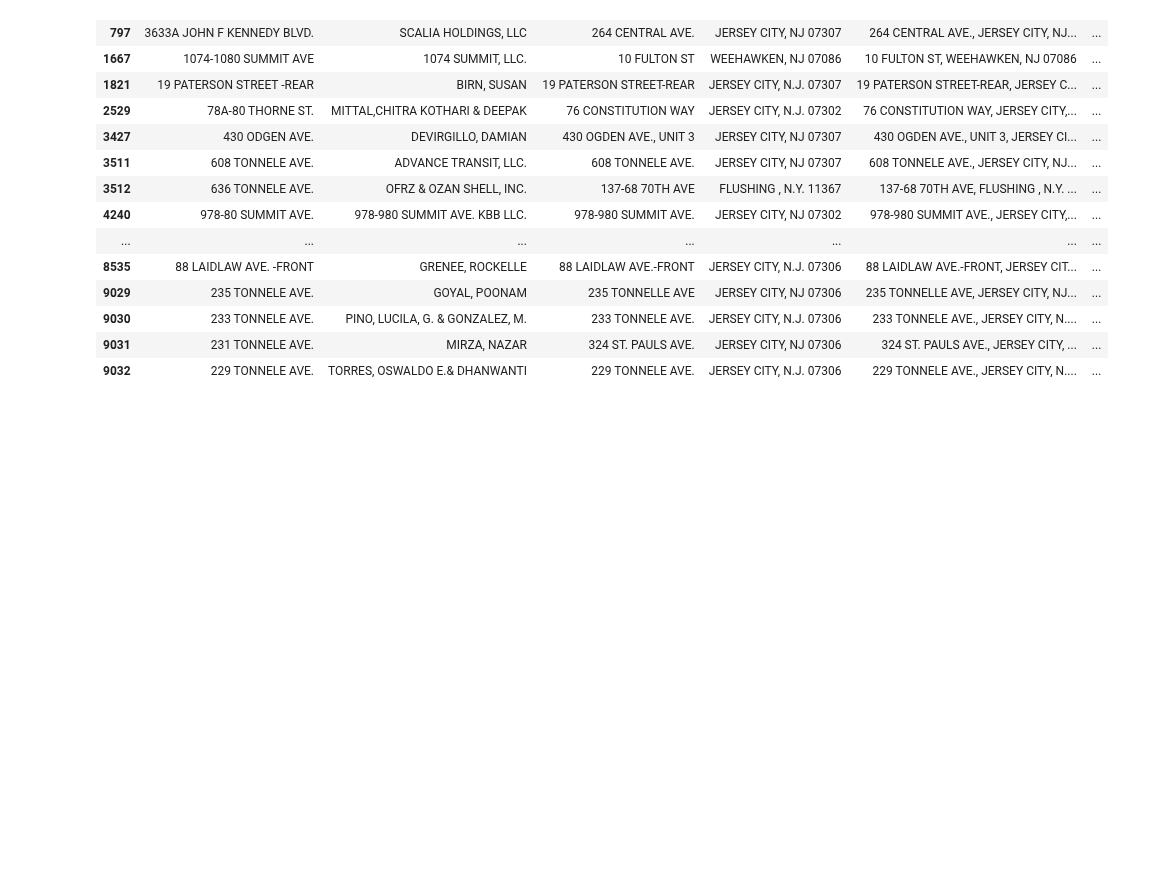
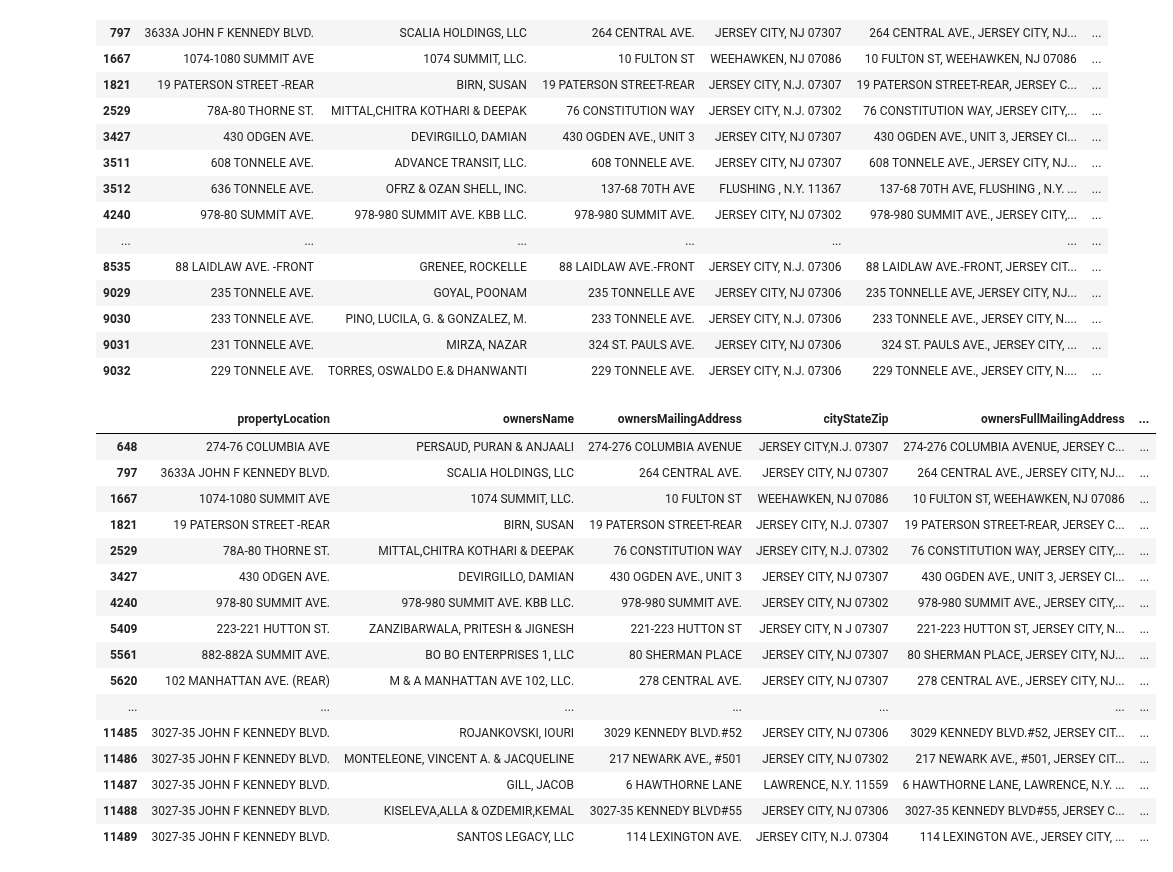
Before and after one commit to kylemichaelreaves/landlord_data, a Jupyter notebook: JC_residential.ipynb, the cells around one changed output. Cells and saved outputs as stored; diff of their text form; code cells hidden in the pictures; blank space fills up the shorter version.

Commit message:
236 geocode errors remaining for JC data

```diff
--- a/JC_residential.ipynb
+++ b/JC_residential.ipynb
@@ -18,3 +52,5 @@ df = pd.read_pickle('JC_residential.pkl')
+# %%
+df.dropna(axis=0, subset=['gCode'], inplace=True)
 # %%
 df
 # %% [output]
@@ -176,3 +192,13 @@ errors_df.propertyLocation = errors_df.propertyLocation.str.replace('SEVENTH', '
 errors_df.propertyLocation = errors_df.propertyLocation.str.replace('EIGHTH', '8th')
 errors_df.propertyLocation = errors_df.propertyLocation.str.replace('NINETH', '9th')
 errors_df.propertyLocation = errors_df.propertyLocation.str.replace('TENTH', '10th')
+# %%
+errors_df.propertyLocation = errors_df.propertyLocation.str.replace('NINTH', '9th')
+errors_df.propertyLocation = errors_df.propertyLocation.str.replace('FIFTEENTH', '15th')
+errors_df.propertyLocation = errors_df.propertyLocation.str.replace('SIXTEENTH', '16th')
+errors_df.propertyLocation = errors_df.propertyLocation.str.replace('MC DOUGALL', 'MCDOUGALL')
+# %%
+errors_df.propertyLocation = errors_df.propertyLocation.str.replace('CARPENTIER', 'CARPENTER')
+errors_df.propertyLocation = errors_df.propertyLocation.str.replace('FOX HOUND', 'FOXHOUND')
+errors_df.propertyLocation = errors_df.propertyLocation.str.replace('SIEDLER', 'SEIDLER')
+errors_df.propertyLocation = errors_df.propertyLocation.str.replace('LIENAU', 'LINEAU')
@@ -182,3 +235,23 @@ errors_df.propertyFullAddress = errors_df.propertyLocation + ', Jersey City, NJ'
 errors_df['gCode'] = errors_df.propertyFullAddress.apply(geolocator.geocode)
 # %%
 geocode_errors = [i for i,e in enumerate(errors_df.gCode) if e == None]
+# %%
+errors_df.iloc[geocode_errors].head(50)
+# %% [output]
+|  | propertyLocation | ownersName | ownersMailingAddress | cityStateZip | ownersFullMailingAddress | ... |
+| 648 | 274-76 COLUMBIA AVE | PERSAUD, PURAN & ANJAALI | 274-276 COLUMBIA AVENUE | JERSEY CITY,N.J. 07307 | 274-276 COLUMBIA AVENUE, JERSEY C... | ... |
+| 797 | 3633A JOHN F KENNEDY BLVD. | SCALIA HOLDINGS, LLC | 264 CENTRAL AVE. | JERSEY CITY, NJ 07307 | 264 CENTRAL AVE., JERSEY CITY, NJ... | ... |
+| 1667 | 1074-1080 SUMMIT AVE | 1074 SUMMIT, LLC. | 10 FULTON ST | WEEHAWKEN, NJ 07086 | 10 FULTON ST, WEEHAWKEN, NJ 07086 | ... |
+| 1821 | 19 PATERSON STREET -REAR | BIRN, SUSAN | 19 PATERSON STREET-REAR | JERSEY CITY, N.J. 07307 | 19 PATERSON STREET-REAR, JERSEY C... | ... |
+| 2529 | 78A-80 THORNE ST. | MITTAL,CHITRA KOTHARI & DEEPAK | 76 CONSTITUTION WAY | JERSEY CITY, N.J. 07302 | 76 CONSTITUTION WAY, JERSEY CITY,... | ... |
+| 3427 | 430 ODGEN AVE. | DEVIRGILLO, DAMIAN | 430 OGDEN AVE., UNIT 3 | JERSEY CITY, NJ 07307 | 430 OGDEN AVE., UNIT 3, JERSEY CI... | ... |
+| 4240 | 978-80 SUMMIT AVE. | 978-980 SUMMIT AVE. KBB LLC. | 978-980 SUMMIT AVE. | JERSEY CITY, NJ 07302 | 978-980 SUMMIT AVE., JERSEY CITY,... | ... |
+| 5409 | 223-221 HUTTON ST. | ZANZIBARWALA, PRITESH & JIGNESH | 221-223 HUTTON ST | JERSEY CITY, N J 07307 | 221-223 HUTTON ST, JERSEY CITY, N... | ... |
+| 5561 | 882-882A SUMMIT AVE. | BO BO ENTERPRISES 1, LLC | 80 SHERMAN PLACE | JERSEY CITY, NJ 07307 | 80 SHERMAN PLACE, JERSEY CITY, NJ... | ... |
+| 5620 | 102 MANHATTAN AVE. (REAR) | M & A MANHATTAN AVE 102, LLC. | 278 CENTRAL AVE. | JERSEY CITY, NJ 07307 | 278 CENTRAL AVE., JERSEY CITY, NJ... | ... |
+| ... | ... | ... | ... | ... | ... | ... |
+| 11485 | 3027-35 JOHN F KENNEDY BLVD. | ROJANKOVSKI, IOURI | 3029 KENNEDY BLVD.#52 | JERSEY CITY, NJ 07306 | 3029 KENNEDY BLVD.#52, JERSEY CIT... | ... |
+| 11486 | 3027-35 JOHN F KENNEDY BLVD. | MONTELEONE, VINCENT A. & JACQUELINE | 217 NEWARK AVE., #501 | JERSEY CITY, NJ 07302 | 217 NEWARK AVE., #501, JERSEY CIT... | ... |
+| 11487 | 3027-35 JOHN F KENNEDY BLVD. | GILL, JACOB | 6 HAWTHORNE LANE | LAWRENCE, N.Y. 11559 | 6 HAWTHORNE LANE, LAWRENCE, N.Y. ... | ... |
+| 11488 | 3027-35 JOHN F KENNEDY BLVD. | KISELEVA,ALLA & OZDEMIR,KEMAL | 3027-35 KENNEDY BLVD#55 | JERSEY CITY, NJ 07306 | 3027-35 KENNEDY BLVD#55, JERSEY C... | ... |
+| 11489 | 3027-35 JOHN F KENNEDY BLVD. | SANTOS LEGACY, LLC | 114 LEXINGTON AVE. | JERSEY CITY, N.J. 07304 | 114 LEXINGTON AVE., JERSEY CITY, ... | ... |
```
Also changed, not shown: parts of 24 cells of this notebook.
